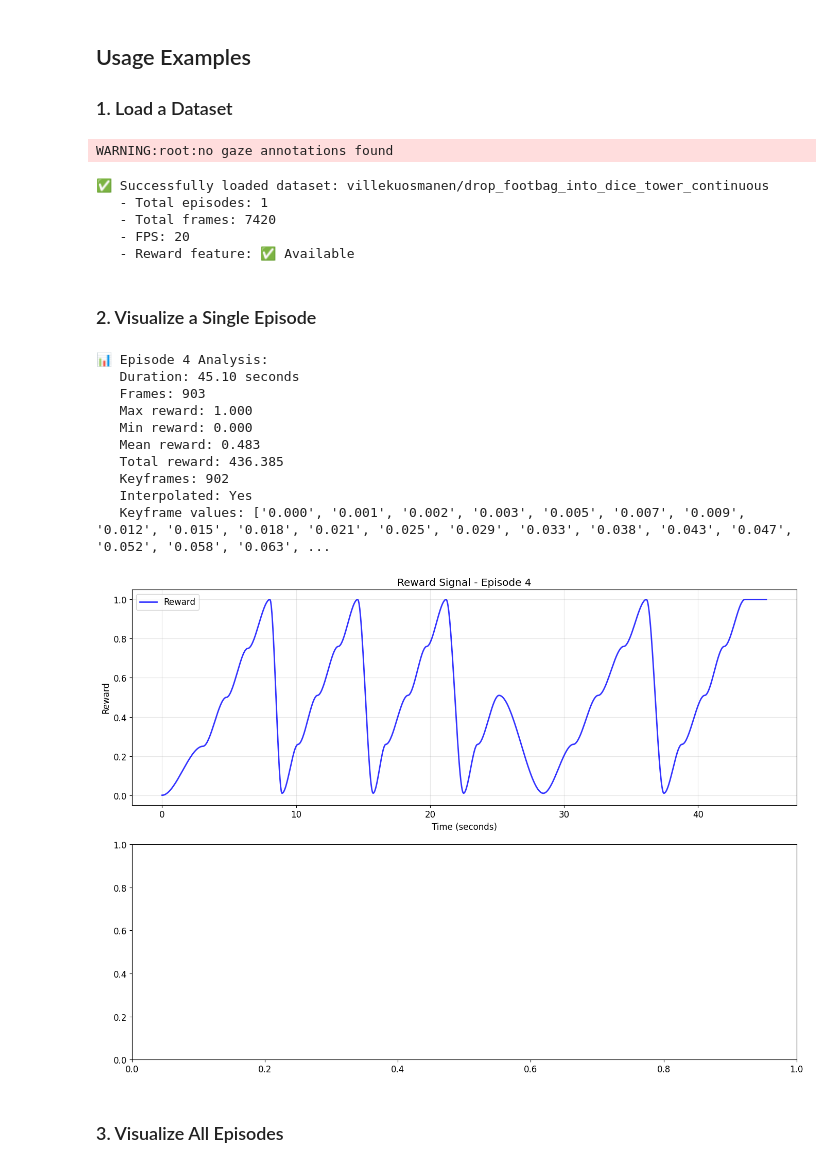
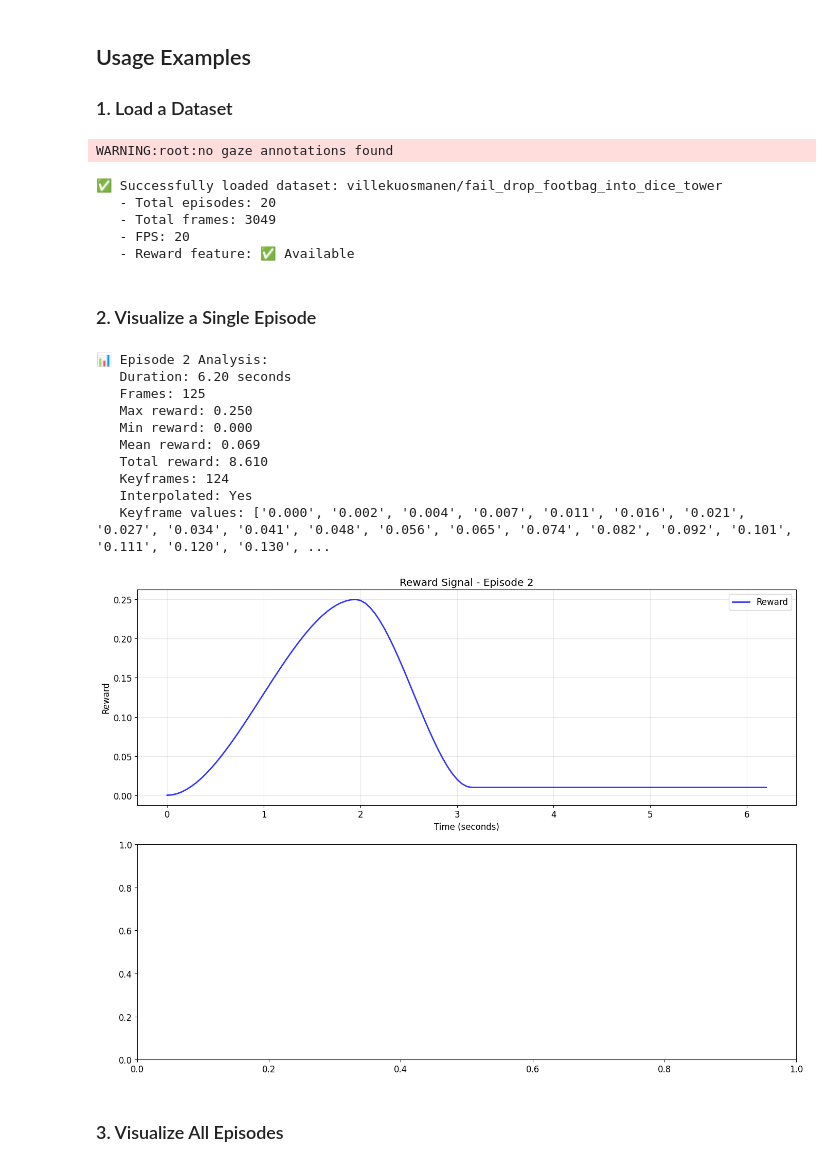
Before and after one commit to villekuosmanen/lerobot, a Jupyter notebook: notebooks/reward_visualization.ipynb, the cells around one changed output. Cells and saved outputs as stored; diff of their text form; code cells hidden in the pictures.

```diff
--- a/notebooks/reward_visualization.ipynb
+++ b/notebooks/reward_visualization.ipynb
@@ -322,7 +322,7 @@ def plot_reward_comparison(dataset: LeRobotDataset, episode_indices: List[int],
 ### 1. Load a Dataset
 # %%
 # Example: Load a dataset (replace with your dataset ID)
-repo_id = "villekuosmanen/drop_footbag_into_dice_tower_continuous"  # Replace with your dataset
+repo_id = "villekuosmanen/fail_drop_footbag_into_dice_tower"  # Replace with your dataset
 # repo_id = "your_username/your_dataset"
 
 dataset = load_lerobot_dataset(repo_id)
@@ -337,9 +337,9 @@ if dataset is None:
     print("  dataset = load_lerobot_dataset('my_dataset', root='/path/to/dataset')")
 # %% [output]
 WARNING:root:no gaze annotations found
-✅ Successfully loaded dataset: villekuosmanen/drop_footbag_into_dice_tower_continuous
-   - Total episodes: 1
-   - Total frames: 7420
+✅ Successfully loaded dataset: villekuosmanen/fail_drop_footbag_into_dice_tower
+   - Total episodes: 20
+   - Total frames: 3049
    - FPS: 20
    - Reward feature: ✅ Available
 # %% [markdown]
@@ -347,19 +347,19 @@ WARNING:root:no gaze annotations found
 # %%
 # Visualize rewards for episode 0 (change the episode number as needed)
 if dataset is not None:
-    plot_single_episode_rewards(dataset, episode_idx=4)
+    plot_single_episode_rewards(dataset, episode_idx=2)
 # %% [output]
-📊 Episode 4 Analysis:
-   Duration: 45.10 seconds
-   Frames: 903
-   Max reward: 1.000
+📊 Episode 2 Analysis:
+   Duration: 6.20 seconds
+   Frames: 125
+   Max reward: 0.250
    Min reward: 0.000
-   Mean reward: 0.483
-   Total reward: 436.385
-   Keyframes: 902
+   Mean reward: 0.069
+   Total reward: 8.610
+   Keyframes: 124
    Interpolated: Yes
-   Keyframe values: ['0.000', '0.001', '0.002', '0.003', '0.005', '0.007', '0.009', '0.012', '0.015', '0.018', '0.021', '0.025', '0.029', '0.033', '0.038', '0.043', '0.047', '0.052', '0.058', '0.063', ...
+   Keyframe values: ['0.000', '0.002', '0.004', '0.007', '0.011', '0.016', '0.021', '0.027', '0.034', '0.041', '0.048', '0.056', '0.065', '0.074', '0.082', '0.092', '0.101', '0.111', '0.120', '0.130', ...
-[figure, old version]
+[figure, new version]
 # %% [markdown]
 ### 3. Visualize All Episodes
 # %%
```
Also changed, not shown: parts of 1 cell of this notebook, 5 other files.
